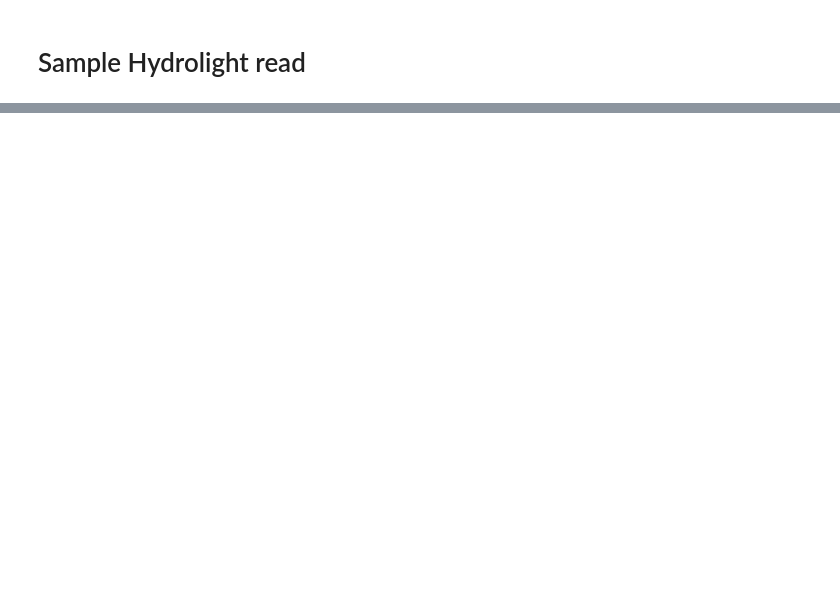
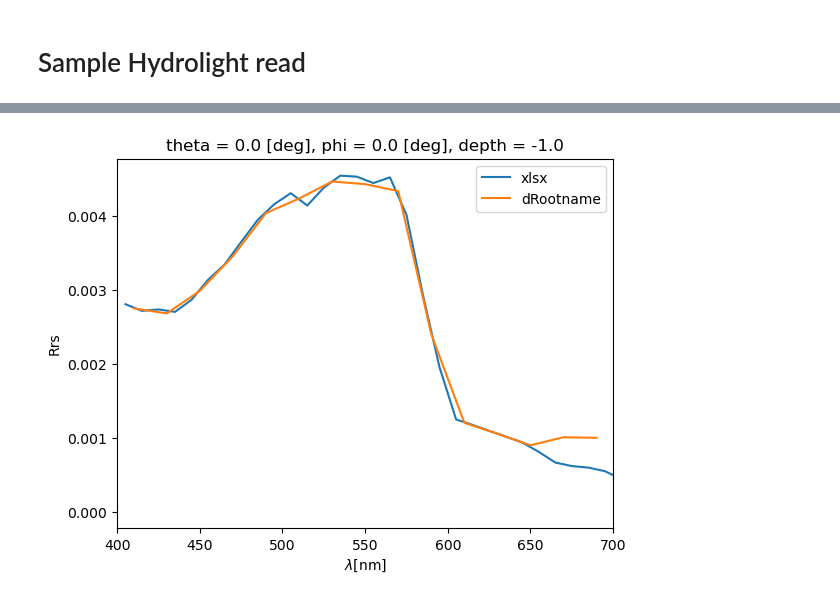
Before and after one commit to fnemina/hydrolightToolbox, a Jupyter notebook: read_hydrolight.ipynb, the cells around one changed output, grey strips where cells are left out. Saved outputs shown, nothing was run; the diff lists cells and outputs as text; code cells hidden in the pictures; blank space fills up the shorter version.

Commit message:
First reader of dRootname file in ipynb file

```diff
--- a/read_hydrolight.ipynb
+++ b/read_hydrolight.ipynb
@@ -33,8 +34,11 @@ def read_h_dfile(path: str):
                 arr = np.fromstring(s, sep=" ")
                 tmp_dict[case] = np.append(tmp_dict[case], arr)
 
+        structure_dict = tmp_dict
+
         wl = []
         wl_dict = {}
+        tmp_dict= {}
         for s in dfile:
             if s[0:2] == " w":
                 if len(wl) > 0:
@@ -49,7 +53,7 @@ def read_h_dfile(path: str):
             elif s[0:3] == "   ":
                 arr = np.fromstring(s, sep=" ")
                 tmp_dict[case] = np.append(tmp_dict[case], arr)
-
+        wl_dict[current_wl] = tmp_dict
         wl = np.array(wl)
-        return title_run, tmp_dict, wl, wl_dict
+        return title_run, structure_dict, wl, wl_dict
 # %%
@@ -68,0 +241,13 @@ a
+# %%
+Rrs = pd.read_excel("/Users/fnemina/Documents/IG/proyectos/tesis/objetivos/2_simulacion_espectros/HYDROLIGHT/data/chl5/Mrootname.xlsx",sheet_name="Rrs", skiprows=3, index_col="in air")
+R = pd.read_excel("/Users/fnemina/Documents/IG/proyectos/tesis/objetivos/2_simulacion_espectros/HYDROLIGHT/data/chl5/Mrootname.xlsx",sheet_name="R", skiprows=3, index_col="wavelen")
+# %%
+Rrs["Rrs"].plot(label="xlsx")
+(s.Rad_Ma.sel(phi=0, theta=0)/s.Ed.sel(depth=-1)).plot(label="dRootname")
+plt.xlabel(r"$\lambda$[nm]")
+plt.ylabel(r"Rrs")
+plt.xlim(400,700)
+plt.legend()
+plt.show()
+# %% [output]
+[figure, added]
```
Also changed, not shown: parts of 12 cells of this notebook.
